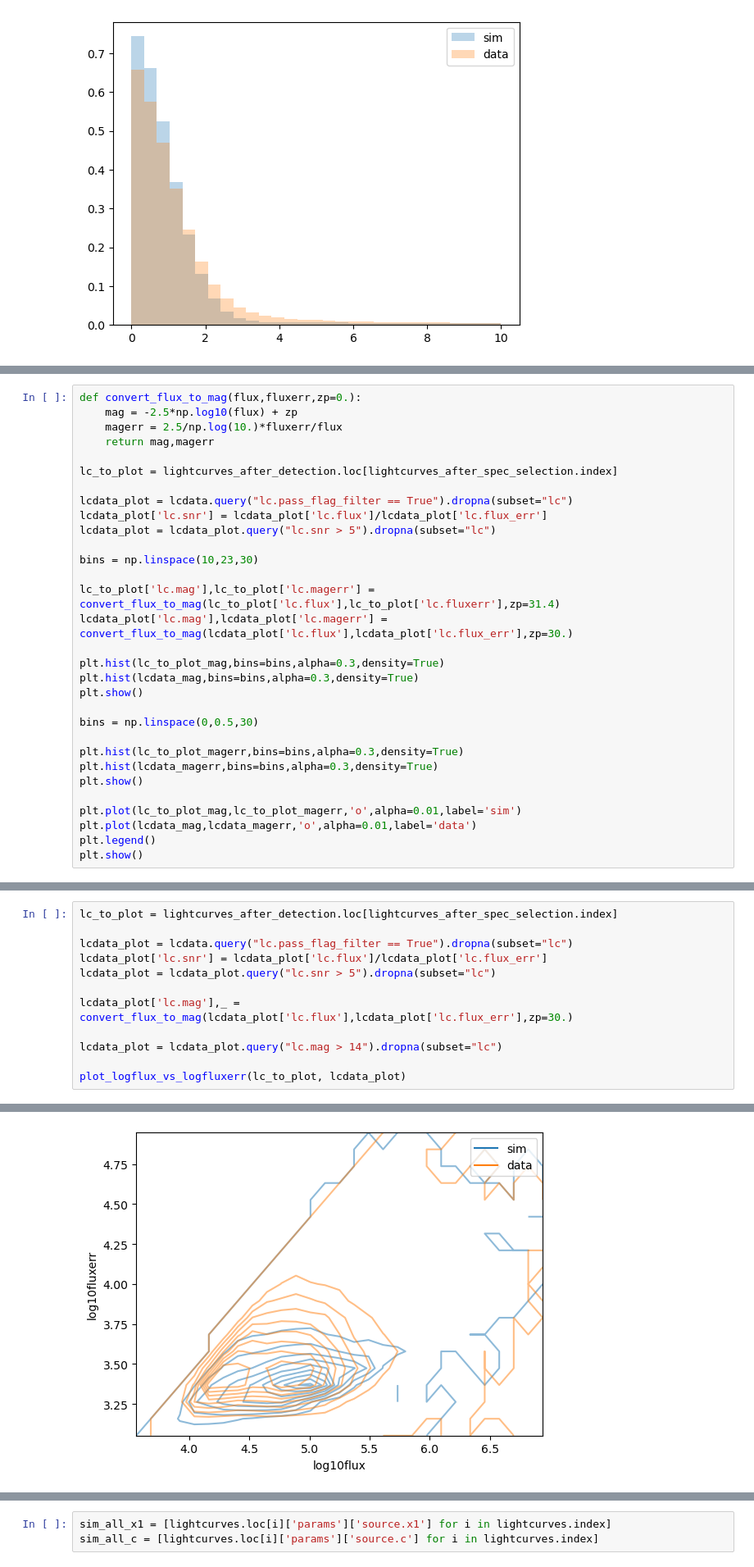
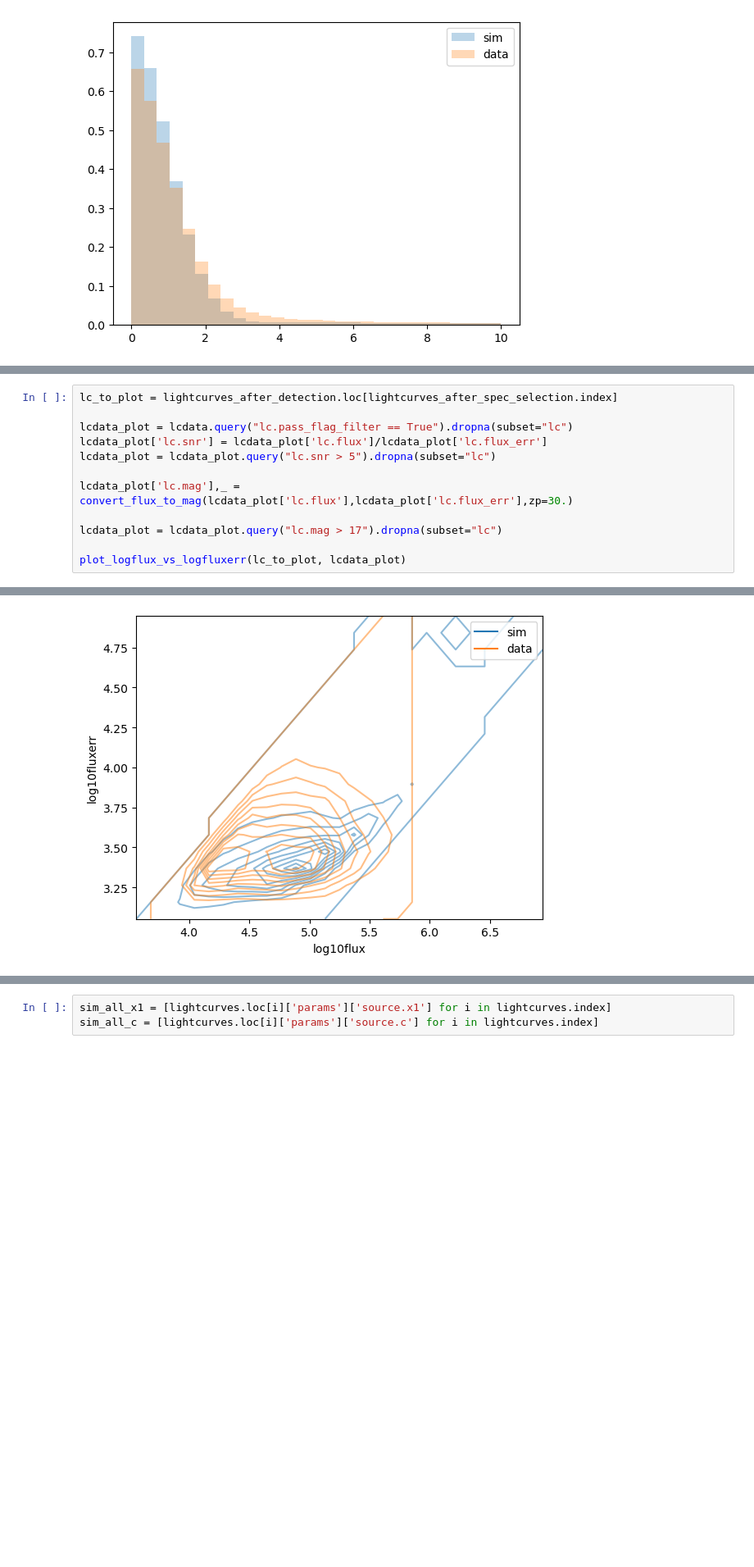
Before and after one commit to mi-dai/lightcurvelynx_ztf_sims, a Jupyter notebook: ZTF_snia-paper-plots.ipynb, the cells around one changed output, grey strips where cells are left out. Shown at 82% size. Drawn from its saved outputs; the diff is of its cells as text; blank space fills up the shorter version.

Commit message:
ztf rectangular field; change in calculating selection function

```diff
--- a/ZTF_snia-paper-plots.ipynb
+++ b/ZTF_snia-paper-plots.ipynb
@@ -256,31 +285,0 @@ plot_snr_distr([lc_to_plot, lcdata_plot],bins=bins,alpha=0.3,density=True,labels
-# %%
-def convert_flux_to_mag(flux,fluxerr,zp=0.):
-    mag = -2.5*np.log10(flux) + zp
-    magerr = 2.5/np.log(10.)*fluxerr/flux
-    return mag,magerr
-
-lc_to_plot = lightcurves_after_detection.loc[lightcurves_after_spec_selection.index]
-
-lcdata_plot = lcdata.query("lc.pass_flag_filter == True").dropna(subset="lc")
-lcdata_plot['lc.snr'] = lcdata_plot['lc.flux']/lcdata_plot['lc.flux_err']
-lcdata_plot = lcdata_plot.query("lc.snr > 5").dropna(subset="lc")
-
-bins = np.linspace(10,23,30)
-
-lc_to_plot['lc.mag'],lc_to_plot['lc.magerr'] = convert_flux_to_mag(lc_to_plot['lc.flux'],lc_to_plot['lc.fluxerr'],zp=31.4)
-lcdata_plot['lc.mag'],lcdata_plot['lc.magerr'] = convert_flux_to_mag(lcdata_plot['lc.flux'],lcdata_plot['lc.flux_err'],zp=30.)
-
-plt.hist(lc_to_plot_mag,bins=bins,alpha=0.3,density=True)
-plt.hist(lcdata_mag,bins=bins,alpha=0.3,density=True)
-plt.show()
-
-bins = np.linspace(0,0.5,30)
-
-plt.hist(lc_to_plot_magerr,bins=bins,alpha=0.3,density=True)
-plt.hist(lcdata_magerr,bins=bins,alpha=0.3,density=True)
-plt.show()
-
-plt.plot(lc_to_plot_mag,lc_to_plot_magerr,'o',alpha=0.01,label='sim')
-plt.plot(lcdata_mag,lcdata_magerr,'o',alpha=0.01,label='data')
-plt.legend()
-plt.show()
@@ -442,7 +458,7 @@ lcdata_plot = lcdata_plot.query("lc.snr > 5").dropna(subset="lc")
 
 lcdata_plot['lc.mag'],_ = convert_flux_to_mag(lcdata_plot['lc.flux'],lcdata_plot['lc.flux_err'],zp=30.)
 
-lcdata_plot = lcdata_plot.query("lc.mag > 14").dropna(subset="lc")
+lcdata_plot = lcdata_plot.query("lc.mag > 17").dropna(subset="lc")
 
 plot_logflux_vs_logfluxerr(lc_to_plot, lcdata_plot)
 # %% [output]
@@ -451,4 +467,4 @@ plot_logflux_vs_logfluxerr(lc_to_plot, lcdata_plot)
-[figure, old version]
+[figure, new version]
 # %%
 bins = np.linspace(0,0.2,20)
 zbefore,bin_edges,_ = stats.binned_statistic(lightcurves['z'],np.ones(len(lightcurves)), statistic='sum', bins=bins)
```
Also changed, not shown: parts of 41 cells of this notebook, 11 other files.
